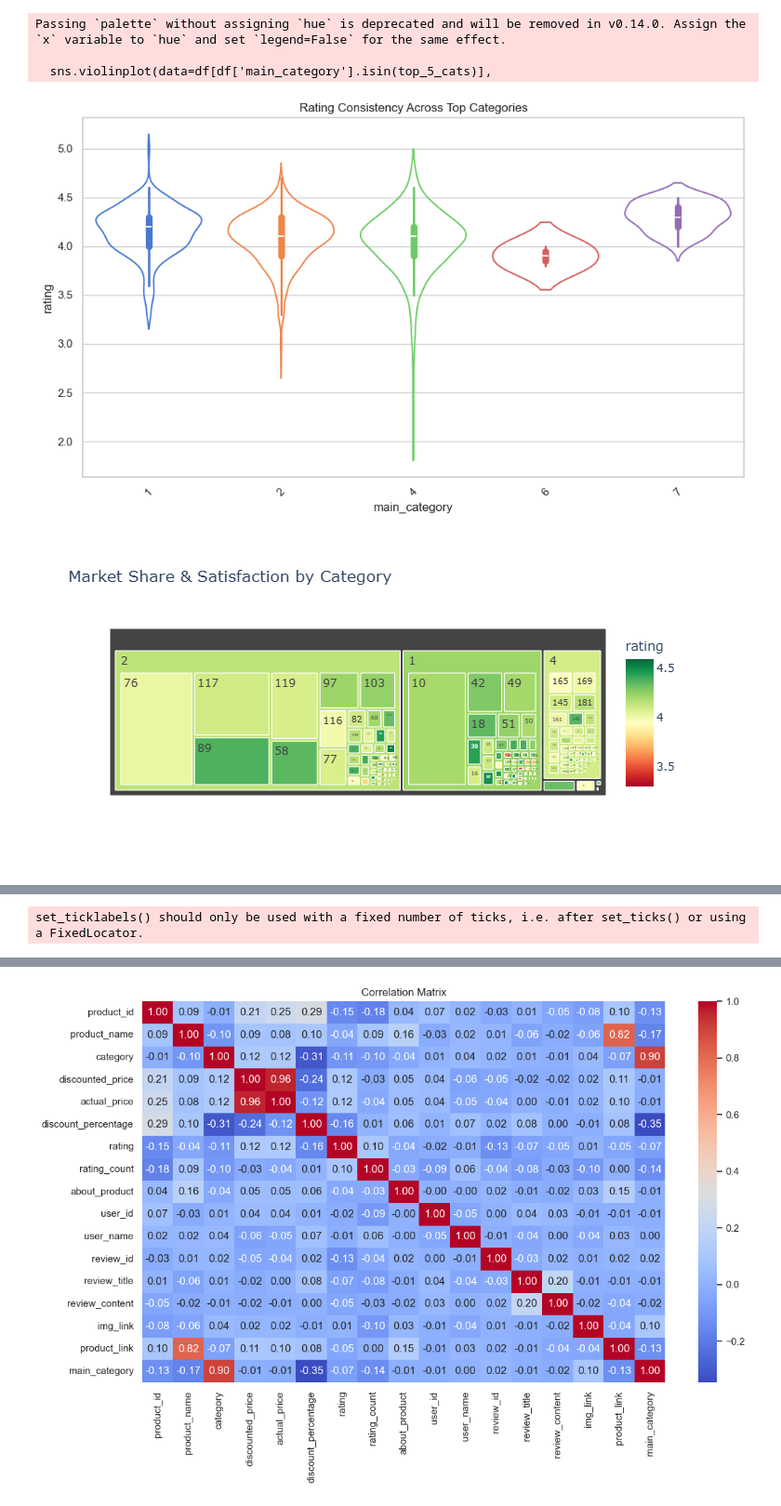
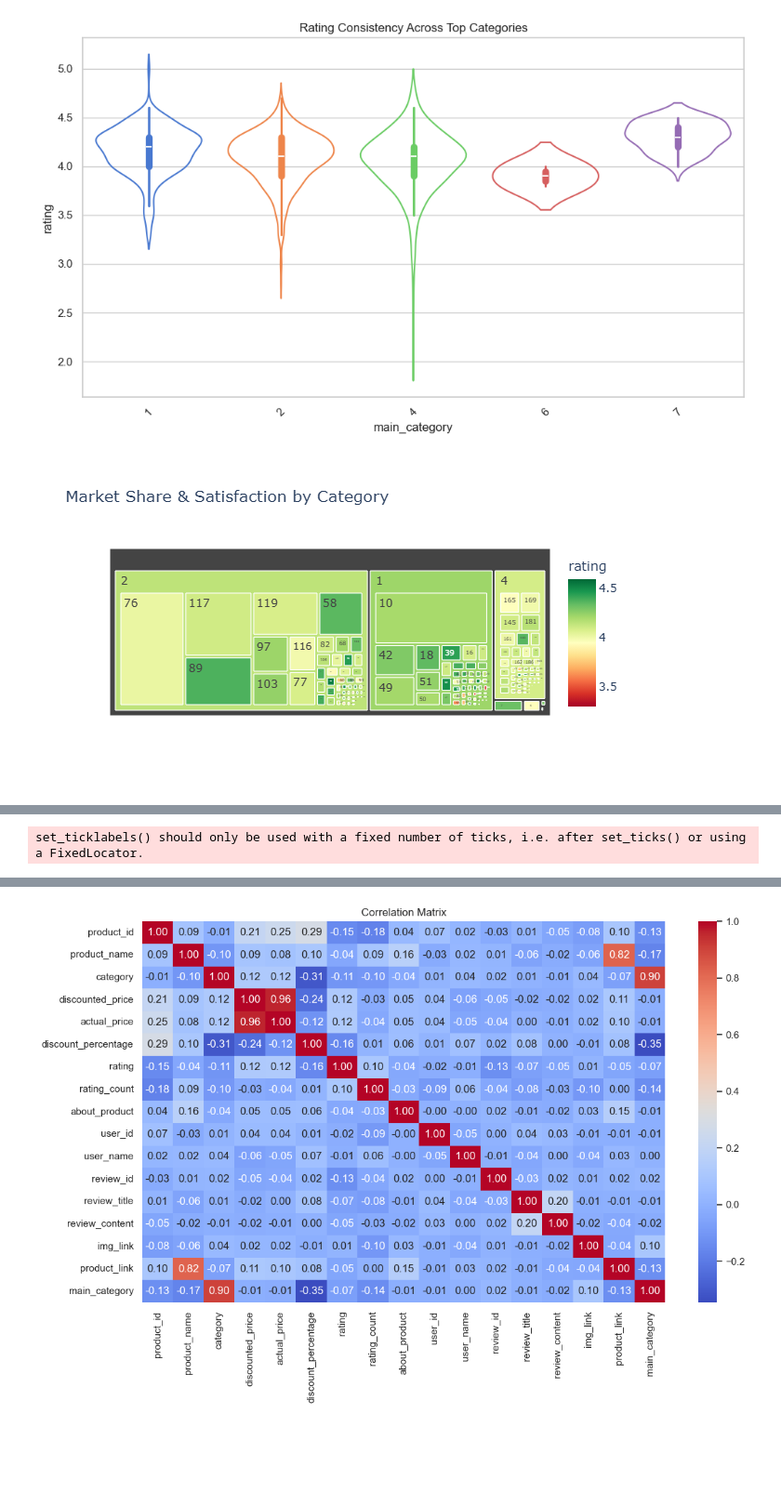
Before and after one commit to avotorworkscoder/Amazon_Sales_EDA, a Jupyter notebook: notebooks/Amazon_Sales_EDA.ipynb, the cells around one changed output, grey strips where cells are left out. Shown at 93% size. Saved outputs shown, nothing was run; the diff lists cells and outputs as text; code cells hidden in the pictures; blank space fills up the shorter version.

```diff
--- a/notebooks/Amazon_Sales_EDA.ipynb
+++ b/notebooks/Amazon_Sales_EDA.ipynb
@@ -275,7 +270,7 @@ plt.figure(figsize=(10, 6))
 # Showing the top 5 main categories to keep it clean
 top_5_cats = df['main_category'].value_counts().nlargest(5).index
 sns.violinplot(data=df[df['main_category'].isin(top_5_cats)],
-               x='main_category', y='rating', fill=False, palette="muted")
+               x='main_category', y='rating',hue ='main_category', legend=False, fill=False, palette="muted")
 plt.title('Rating Consistency Across Top Categories')
 plt.xticks(rotation=45)
 plt.tight_layout()
@@ -346,35 +341,32 @@ ax1.tick_params(axis='y', labelcolor='steelblue')
 ax2 = ax1.twinx()
 ax2.plot(cat_counts.index, cum_percentage, color="darkorange", marker="D", ms=7, label='Cumulative %')
 ax2.set_ylabel('Cumulative Percentage of Total Ratings (%)', fontsize=12, color='darkorange', fontweight='bold')
 ax2.tick_params(axis='y', labelcolor='darkorange')
 
 # 4. Add the "80% Rule" Reference Line
 # This visually separates the "Critical Categories" from the rest
 ax2.axhline(80, color="red", linestyle="--", alpha=0.6, label='80% Cut-off')
 ax2.set_ylim(0, 105)
 
 # 5. Title and Formatting
 plt.title('Pareto Analysis: Which Categories Drive 80% of Business Volume?', fontsize=14, pad=20)
 
 # Rotate labels 45 degrees so they don't overlap or get cut off
 ax1.set_xticklabels(cat_counts.index, rotation=45, ha='right')
 
 # Combine legends into one box
 lines, labels = ax1.get_legend_handles_labels()
 lines2, labels2 = ax2.get_legend_handles_labels()
 ax2.legend(lines + lines2, labels + labels2, loc='center right')
 
 plt.tight_layout()
 save_plot("Pareto_analysis")
 plt.show()
 
 # Set the labels back
 le_review_title = LabelEncoder()
 df['review_title'] = le_review_title.fit_transform(df['review_title'])
 # %% [output]
-Passing `palette` without assigning `hue` is deprecated and will be removed in v0.14.0. Assign the `x` variable to `hue` and set `legend=False` for the same effect.
-
-  sns.violinplot(data=df[df['main_category'].isin(top_5_cats)],
 [figure]
-[figure, old version]
+[figure, new version]
 [figure]
@@ -382,4 +374,4 @@ Passing `palette` without assigning `hue` is deprecated and will be removed in v
-set_ticklabels() should only be used with a fixed number of ticks, i.e. after set_ticks() or using a FixedLocator.
+set_ticklabels() should only be used with a fixed number of ticks, i.e. after set_ticks() or using a FixedLocator.
 [figure]
 # %%
 #### CORRELATION ANALYSIS ####
```
Also changed, not shown: parts of 10 cells of this notebook, 14 other files.
